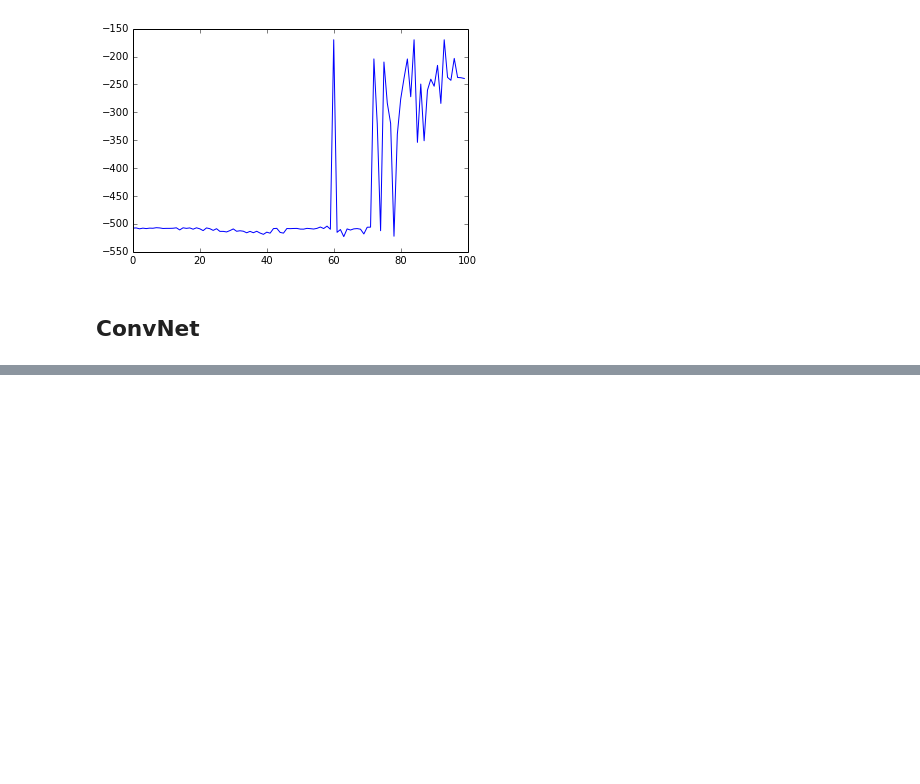
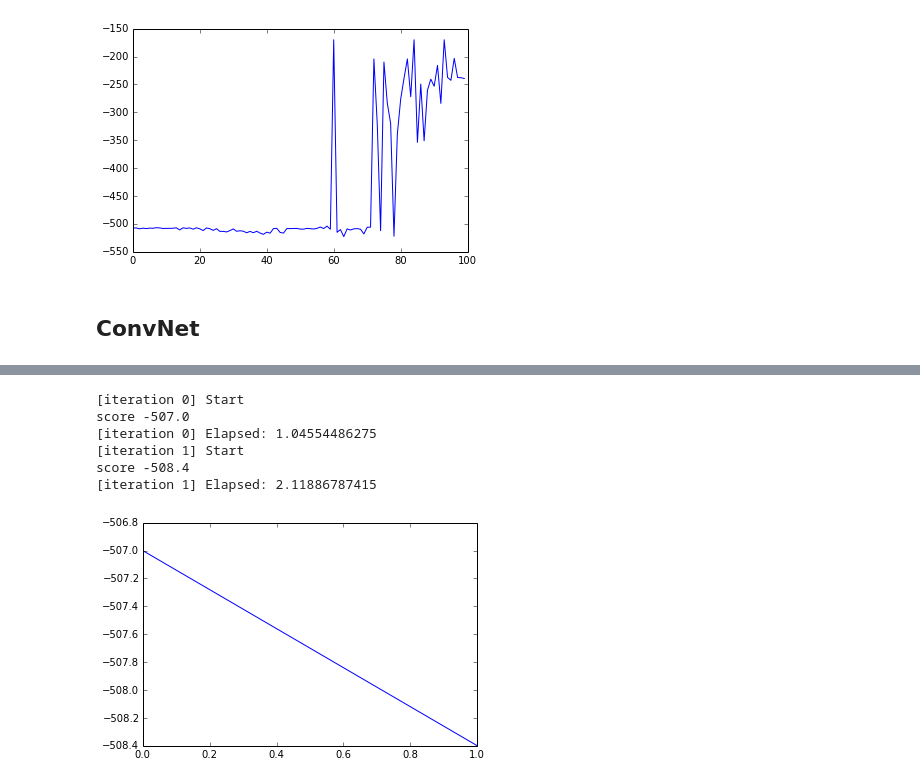
Before and after one commit to strin/pyrl-experiment, a Jupyter notebook: pacman-v0/sanity-check.ipynb, the cells around one changed output, grey strips where cells are left out. Cells and saved outputs as stored; diff of their text form; code cells hidden in the pictures; blank space fills up the shorter version.

```diff
--- a/pacman-v0/sanity-check.ipynb
+++ b/pacman-v0/sanity-check.ipynb
@@ -135,0 +137,2 @@ score -509.2
+# %%
+task = PacmanTask(_layout, agents, display, state_repr='3-frames')
@@ -135,0 +143,37 @@ score -509.2
+# %%
+from pyrl.layers import Conv, FullyConnected
+import cPickle as pickle
+state_shape = task.state_shape
+def conv_net(states):
+    conv1 = Conv(state_shape[0], output_dim=32, filter_size=(2,2), pool_size=(2,2), activation='relu')
+    h1 = conv1(states)
+    h1_dim = int((state_shape[1]-2+1)/2) * int((state_shape[2]-2+1)/2) * 32
+    h1 = h1.flatten(2)
+    fc1 = FullyConnected(input_dim=h1_dim, output_dim=128, activation='relu')
+    h2 = fc1(h1)
+    linear_layer = FullyConnected(input_dim=128, output_dim=task.num_actions, activation=None)
+    output = linear_layer(h2)
+    return (output, {
+        'conv1': conv1,
+        'fc1': fc1
+    })
+dqn = DQN(task, arch_func=conv_net, state_type=T.tensor4)
+learner = DeepQlearn(dqn, gamma=0.95, lr=1e-3, memory_size = 100, epsilon=0.5)
+scores = []
+for it in range(2):
+    learner.run(task, num_episodes = 100)
+    with Timer('iteration %d' % it):
+        score = reward_stochastic(dqn, task, gamma=0.95, num_trials=10, tol=1e-4)
+        scores.append(score)
+        print 'score', scores[-1]
+plt.plot(scores)
+with open('test.result', 'w') as result:
+    pickle.dump({'scores': scores}, result)
+# %% [output]
+[iteration 0] Start
+score -507.0
+[iteration 0] Elapsed: 1.04554486275
+[iteration 1] Start
+score -508.4
+[iteration 1] Elapsed: 2.11886787415
+[figure, added]
```
Also changed, not shown: parts of 7 cells of this notebook, 2 other files.
